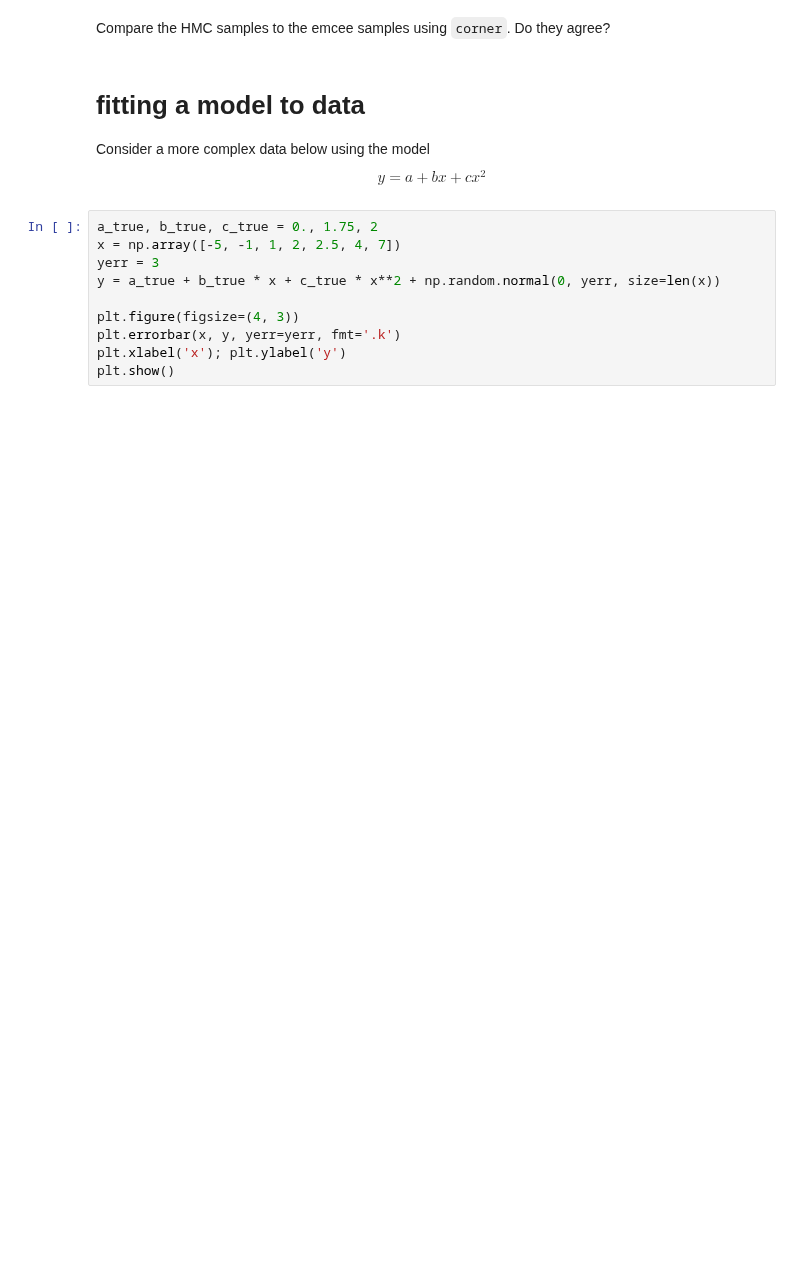
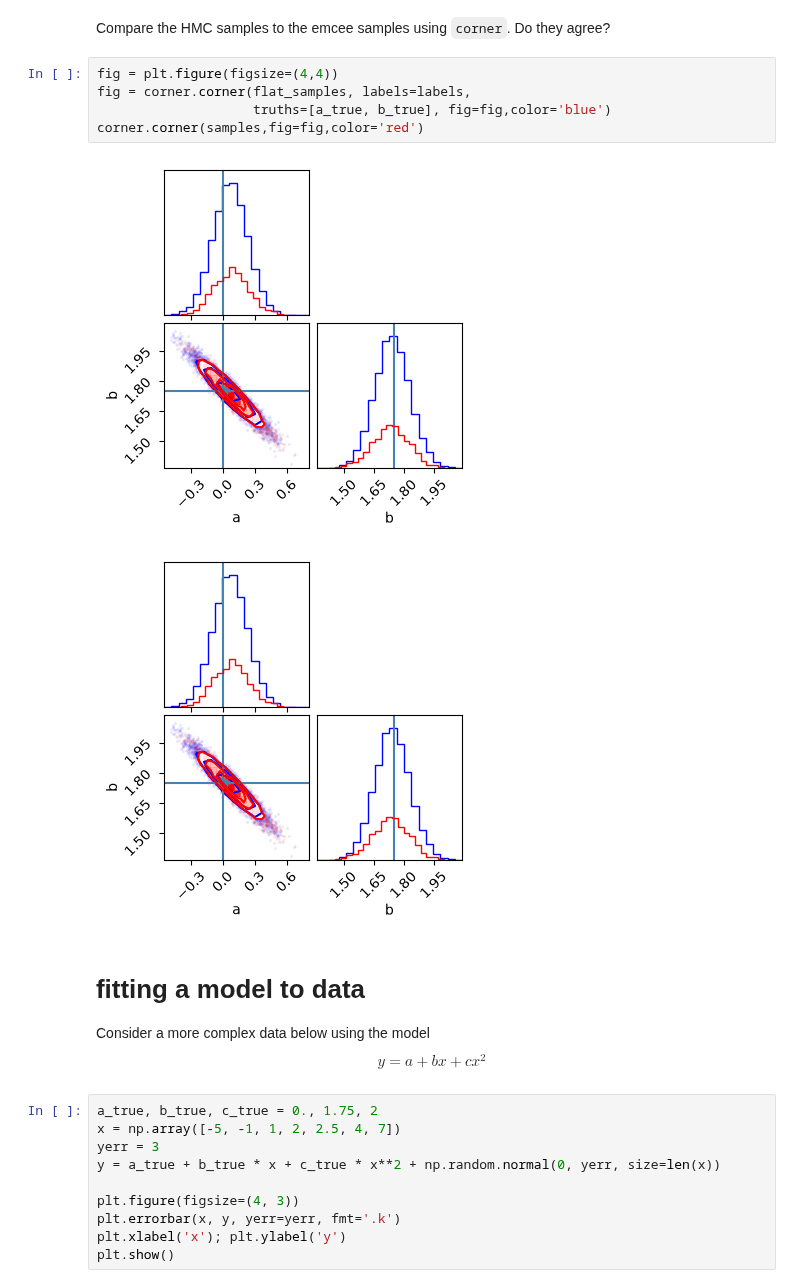
Before and after one commit to asamcnaughton/ast384c, a Jupyter notebook: inclass/lec8_hmc/hmc_nuts.ipynb, the cells around one changed output. Drawn from its saved outputs; the diff is of its cells as text; blank space fills up the shorter version.

```diff
--- a/inclass/lec8_hmc/hmc_nuts.ipynb
+++ b/inclass/lec8_hmc/hmc_nuts.ipynb
@@ -97,5 +165,13 @@ print('mean:', samples.mean(axis=0))
 # %% [markdown]
  Compare the HMC samples to the emcee samples using `corner`. Do they agree?
+# %%
+fig = plt.figure(figsize=(4,4))
+fig = corner.corner(flat_samples, labels=labels,
+                    truths=[a_true, b_true], fig=fig,color='blue')
+corner.corner(samples,fig=fig,color='red')
+# %% [output]
+[figure, added]
+[figure, added]
 # %% [markdown]
 # fitting a model to data
 Consider a more complex data below using the model
```
Also changed, not shown: parts of 8 cells of this notebook, 1 other file.
